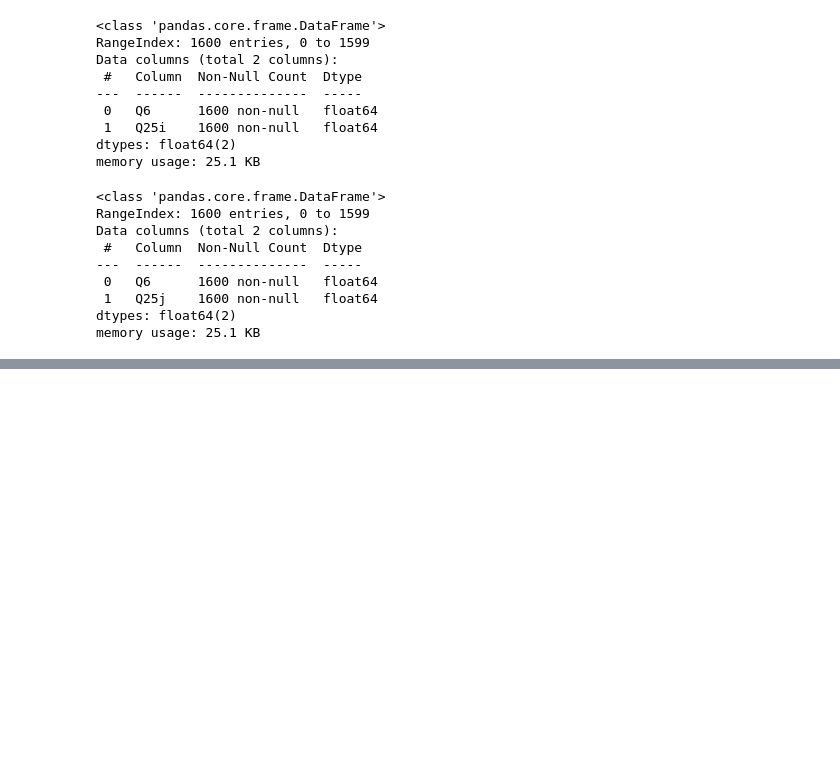
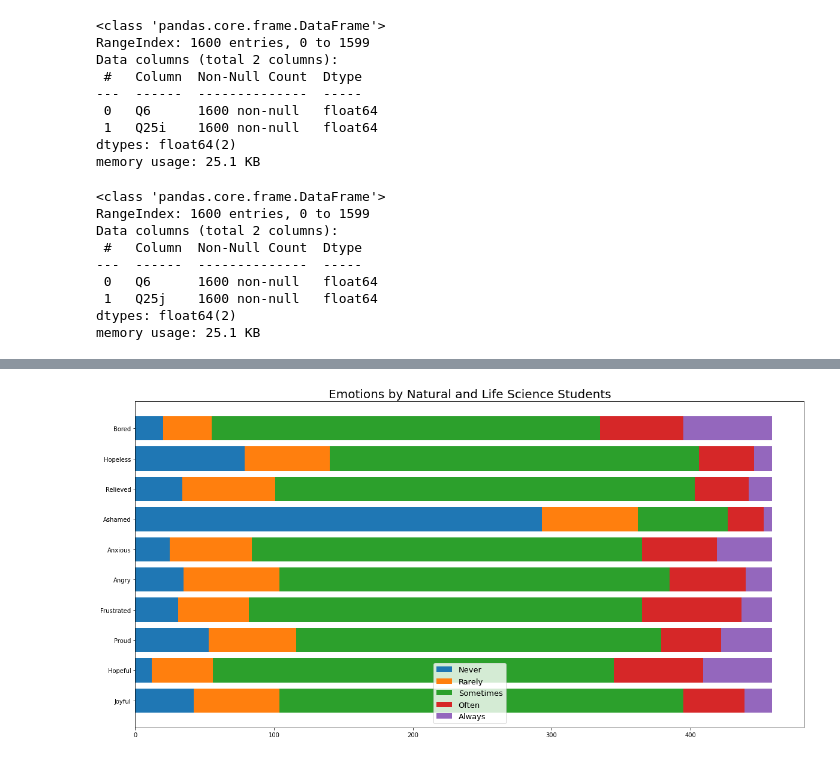
Before and after one commit to Jayres18/BAT404-Project, a Jupyter notebook: visualization.ipynb, the cells around one changed output, grey strips where cells are left out. Drawn from its saved outputs; the diff is of its cells as text; code cells hidden in the pictures; blank space fills up the shorter version.

```diff
--- a/visualization.ipynb
+++ b/visualization.ipynb
@@ -1787,0 +1762,27 @@ plt.show()
+# %%
+fig, ax = plt.subplots(figsize=(20, 10))
+labels = ["Never", "Rarely", "Sometimes", "Often", "Always"]
+category_labels = ["Joyful", "Hopeful", "Proud", "Frustrated", "Angry", "Anxious", "Ashamed", "Relieved", "Hopeless", "Bored"]
+
+natural_field_never = natural_data_joyful + natural_data_hopeful + natural_data_proud + natural_data_frustrated + natural_data_angry + natural_data_anxious + natural_data_ashamed + natural_data_relieved + natural_data_hopeless + natural_data_bored
+natural_field_rarely = natural_data1_joyful + natural_data1_hopeful + natural_data1_proud + natural_data1_frustrated + natural_data1_angry + natural_data1_anxious + natural_data1_ashamed + natural_data1_relieved + natural_data1_hopeless + natural_data1_bored
+natural_field_sometimes = natural_data2_joyful + natural_data2_hopeful + natural_data2_proud + natural_data2_frustrated + natural_data2_angry + natural_data2_anxious + natural_data2_ashamed + natural_data2_relieved + natural_data2_hopeless + natural_data2_bored
+natural_field_often = natural_data3_joyful + natural_data3_hopeful + natural_data3_proud + natural_data3_frustrated + natural_data3_angry + natural_data3_anxious + natural_data3_ashamed + natural_data3_relieved + natural_data3_hopeless + natural_data3_bored
+natural_field_always = natural_data4_joyful + natural_data4_hopeful + natural_data4_proud + natural_data4_frustrated + natural_data4_angry + natural_data4_anxious + natural_data4_ashamed + natural_data4_relieved + natural_data4_hopeless + natural_data4_bored
+
+natural_bottom1 = natural_field_never
+natural_bottom2 = [a+b for a,b in zip(natural_field_never, natural_field_rarely)]
+natural_bottom3 = [a+b+c for a,b,c in zip(natural_field_never, natural_field_rarely, natural_field_sometimes)]
+natural_bottom4 = [a+b+c+d for a,b,c,d in zip(natural_field_never, natural_field_rarely, natural_field_sometimes, natural_field_often)]
+
+p1 = ax.barh(category_labels, natural_field_never)
+p2 = ax.barh(category_labels, natural_field_rarely, left = natural_bottom1)
+p3 = ax.barh(category_labels, natural_field_sometimes, left = natural_bottom2)
+p4 = ax.barh(category_labels, natural_field_often, left = natural_bottom3)
+p5 = ax.barh(category_labels, natural_field_always, left = natural_bottom4)
+
+plt.title("Emotions by Natural and Life Science Students", fontsize = 20)
+ax.legend(labels, fontsize = 13)
+plt.show()
+# %% [output]
+[figure, added]
```
Also changed, not shown: parts of 49 cells of this notebook.
